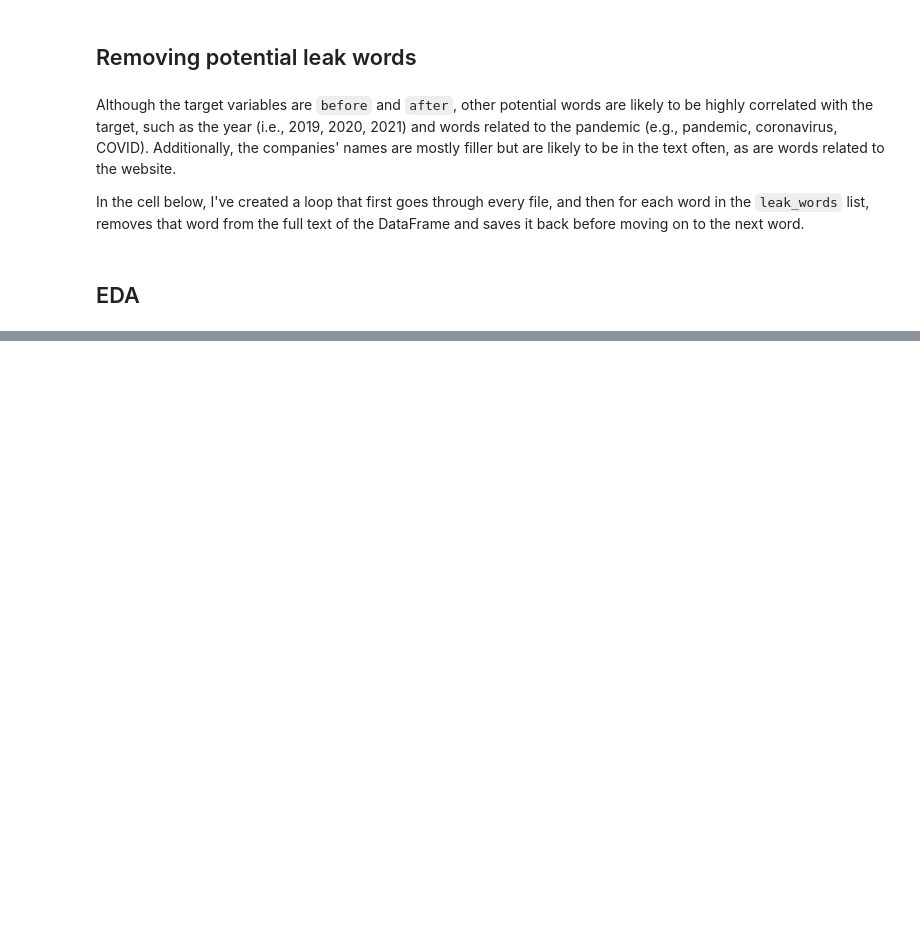
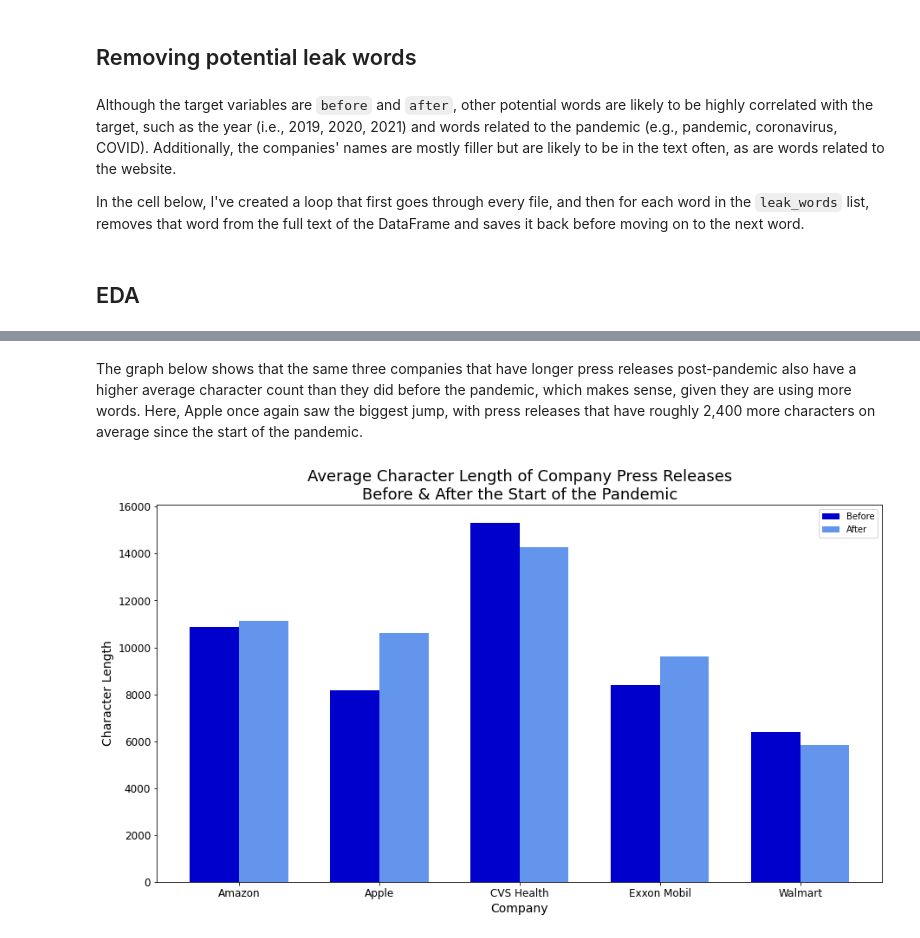
Before and after one commit to danielmberry/fortune-100-company-press-release-language-analysis, a Jupyter notebook: code/06-clean-explore-data.ipynb, the cells around one changed output, grey strips where cells are left out. Drawn from its saved outputs; the diff is of its cells as text; code cells hidden in the pictures; blank space fills up the shorter version.

```diff
--- a/code/06-clean-explore-data.ipynb
+++ b/code/06-clean-explore-data.ipynb
@@ -342,0 +424,39 @@ ax.bar(xlabels+width/2, [5,4,3,2,1], width, label='After')
+# %% [markdown]
+The graph below shows that the same three companies that have longer press releases post-pandemic also have a higher average character count than they did before the pandemic, which makes sense, given they are using more words. Here, Apple once again saw the biggest jump, with press releases that have roughly 2,400 more characters on average since the start of the pandemic.
+# %%
+# create a graph showing whether or not the character count of press releases changed
+# before and after the pandemic
+
+xlabels = np.arange(5)
+width = .35
+companies = before.groupby(by='company').mean()['char_lengths'].index
+
+fig, ax = plt.subplots(figsize=(15, 8))
+
+ax.bar(xlabels - width / 2,
+       before.groupby(by='company').mean()['char_lengths'],
+       width,
+       label='Before',
+       color='mediumblue')
+
+ax.bar(xlabels + width / 2,
+       after.groupby(by='company').mean()['char_lengths'],
+       width,
+       label='After',
+       color='cornflowerblue')
+
+ax.set_xticks(ax.get_xticks().tolist()[1:6])
+ax.set_xticklabels(companies, fontdict={'fontsize': 12})
+ax.set_xlabel('Company', fontdict={'fontsize': 14})
+
+ax.set_yticklabels(range(0, 17000, 2000), fontdict={'fontsize': 12})
+ax.set_ylabel('Character Length', fontdict={'fontsize': 14})
+
+ax.set_title(
+    'Average Character Length of Company Press Releases\nBefore & After the Start of the Pandemic',
+    fontdict={'fontsize': 18})
+
+ax.legend();
+# fig.savefig('../assets/avg_char_count_per_press_release_by_company.png')
+# %% [output]
+[figure, added]
```
Also changed, not shown: parts of 13 cells of this notebook.
